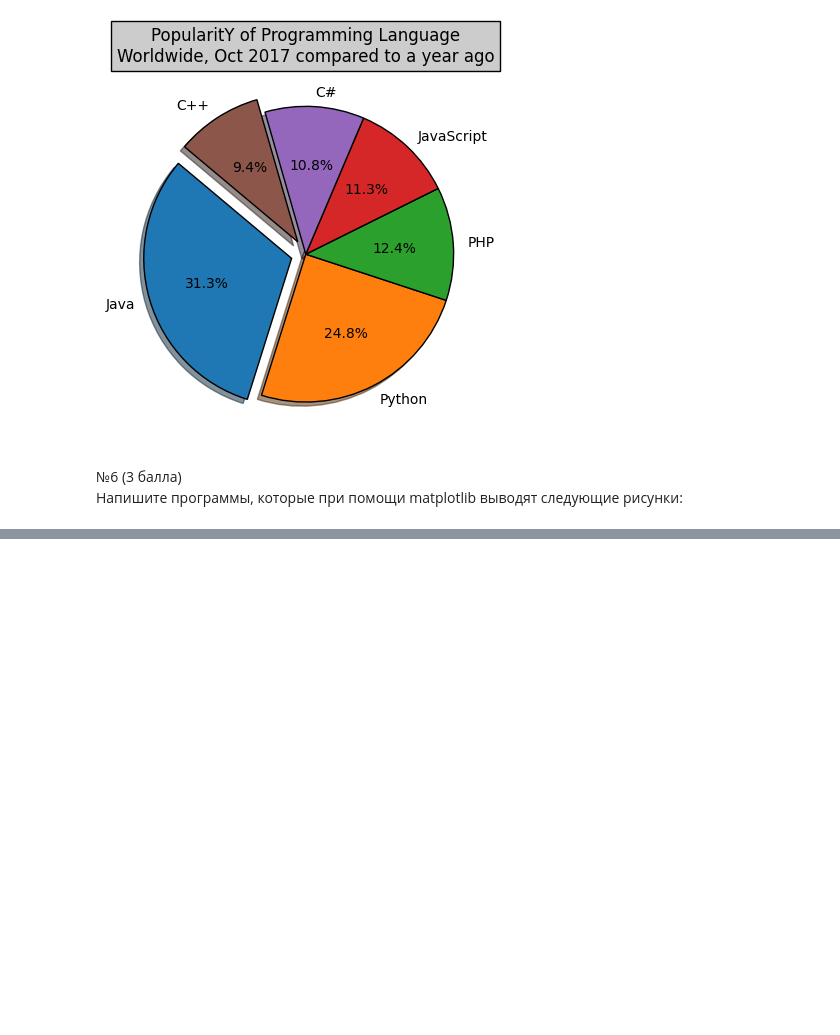
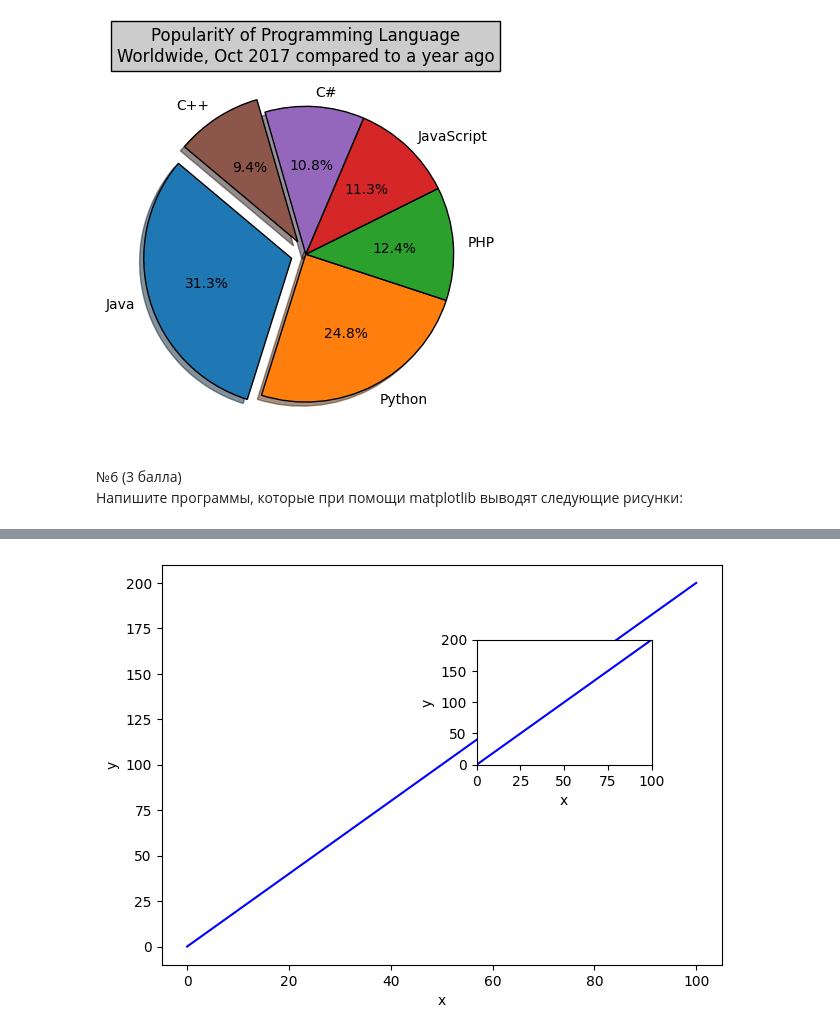
Before and after one commit to WonderSi/iml-python-semestr5, a Jupyter notebook: lab2.ipynb, the cells around one changed output, grey strips where cells are left out. Cells and saved outputs as stored; diff of their text form; code cells hidden in the pictures; blank space fills up the shorter version.

```diff
--- a/lab2.ipynb
+++ b/lab2.ipynb
@@ -461,0 +488,24 @@ if __name__ == '__main__':
+# %%
+x = np.linspace(0, 100, 100)
+y = 2 * x
+
+fig = plt.figure(figsize=(7, 5))
+
+ax1 = fig.add_axes([0.1, 0.1, 0.8, 0.8])
+
+ax1.plot(x, y, 'b')
+ax1.set_xlabel('x')
+ax1.set_ylabel('y')
+
+ax2 = fig.add_axes([0.55, 0.5, 0.25, 0.25])
+
+ax2.plot(x, y, 'b')
+ax2.set_xlabel('x')
+ax2.set_ylabel('y')
+
+ax2.set_xlim(0, 100)
+ax2.set_ylim(0, 200)
+
+plt.show()
+# %% [output]
+[figure, added]
```
Also changed, not shown: parts of 3 cells of this notebook.
